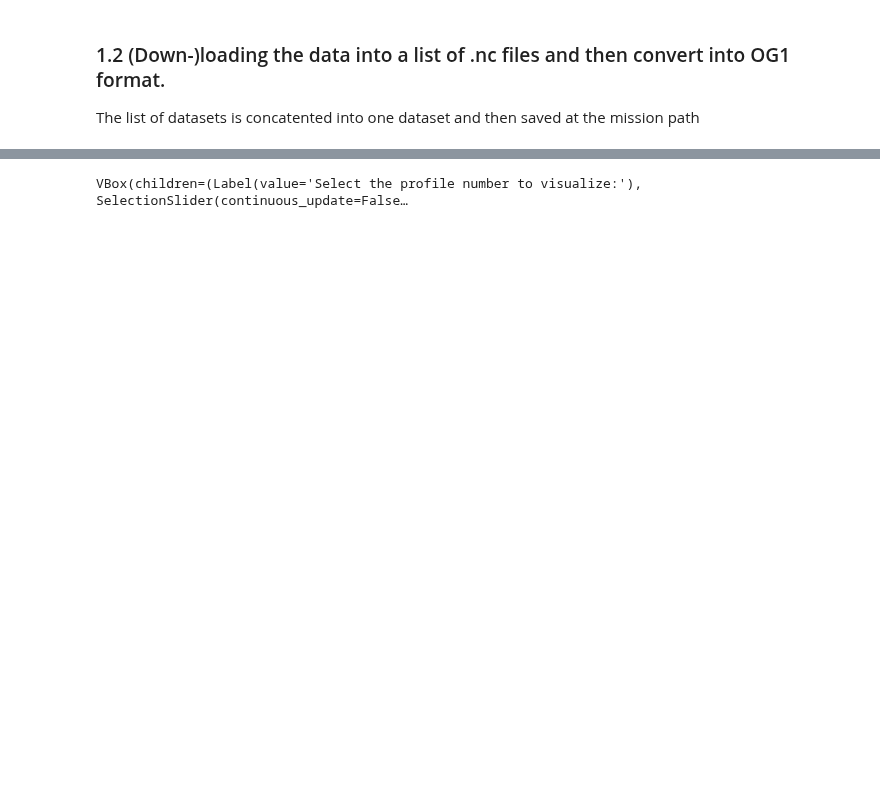
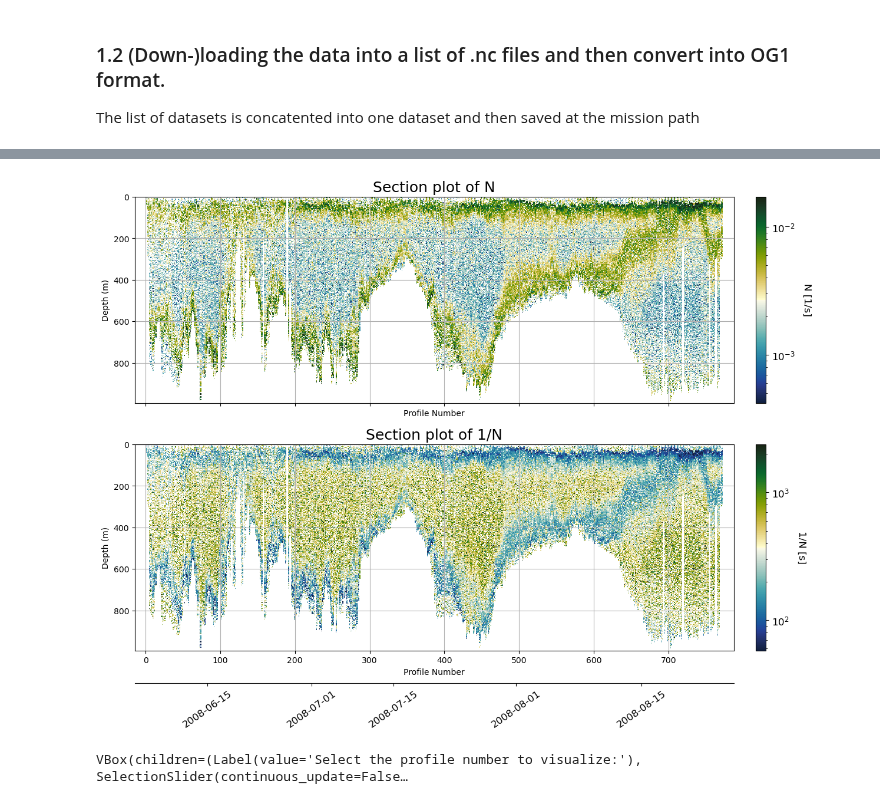
Before and after one commit to tillmrtz/dissipationSML, a Jupyter notebook: notebooks/convert_to_OG1.ipynb, the cells around one changed output, grey strips where cells are left out. Saved outputs shown, nothing was run; the diff lists cells and outputs as text; code cells hidden in the pictures; blank space fills up the shorter version.

```diff
--- a/notebooks/convert_to_OG1.ipynb
+++ b/notebooks/convert_to_OG1.ipynb
@@ -155,3 +221,13 @@ ds['dSdz'] = ds['PSAL'].differentiate('DEPTH')
+# %%
+levels = [100,300,500,700,900,1100,1300]
+fig, ax = plt.subplots(2,1,figsize=(16, 10), sharex=True)
+_, ax[0] = plotting.plot_section(ds, vars = ["N"], ax=ax[0],log_scale = True)
+### delete second x-axis of the plot
+ax[0][-1].set_visible(False)
+_, ax[1] = plotting.plot_section(ds, vars = ["1/N"], ax=ax[1], log_scale = True)
+plt.show()
+# %% [output]
+[figure, added]
 # %%
 interactive.interactive_profile(ds)
 # %% [output]
```
Also changed, not shown: parts of 15 cells of this notebook, 6 other files.
